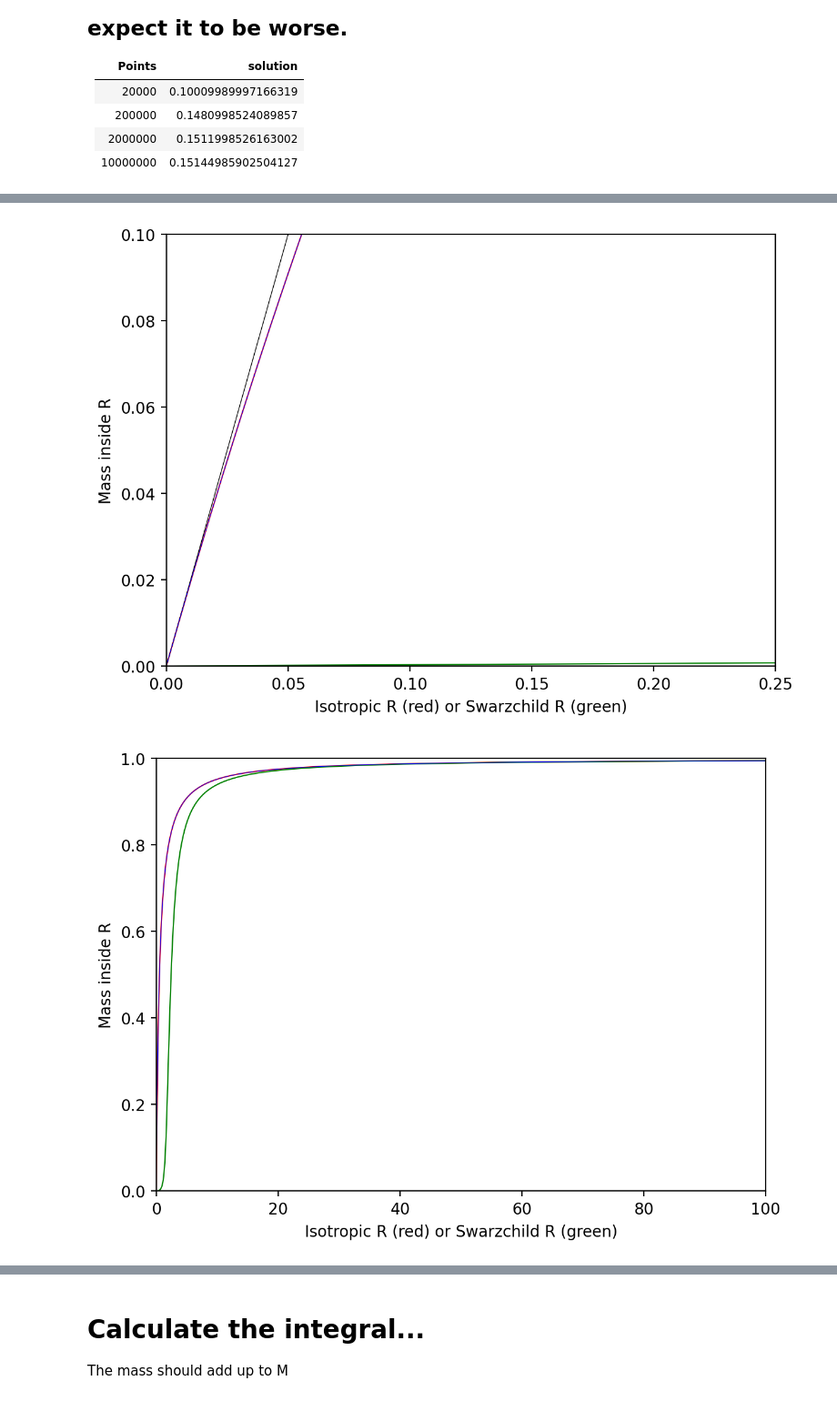
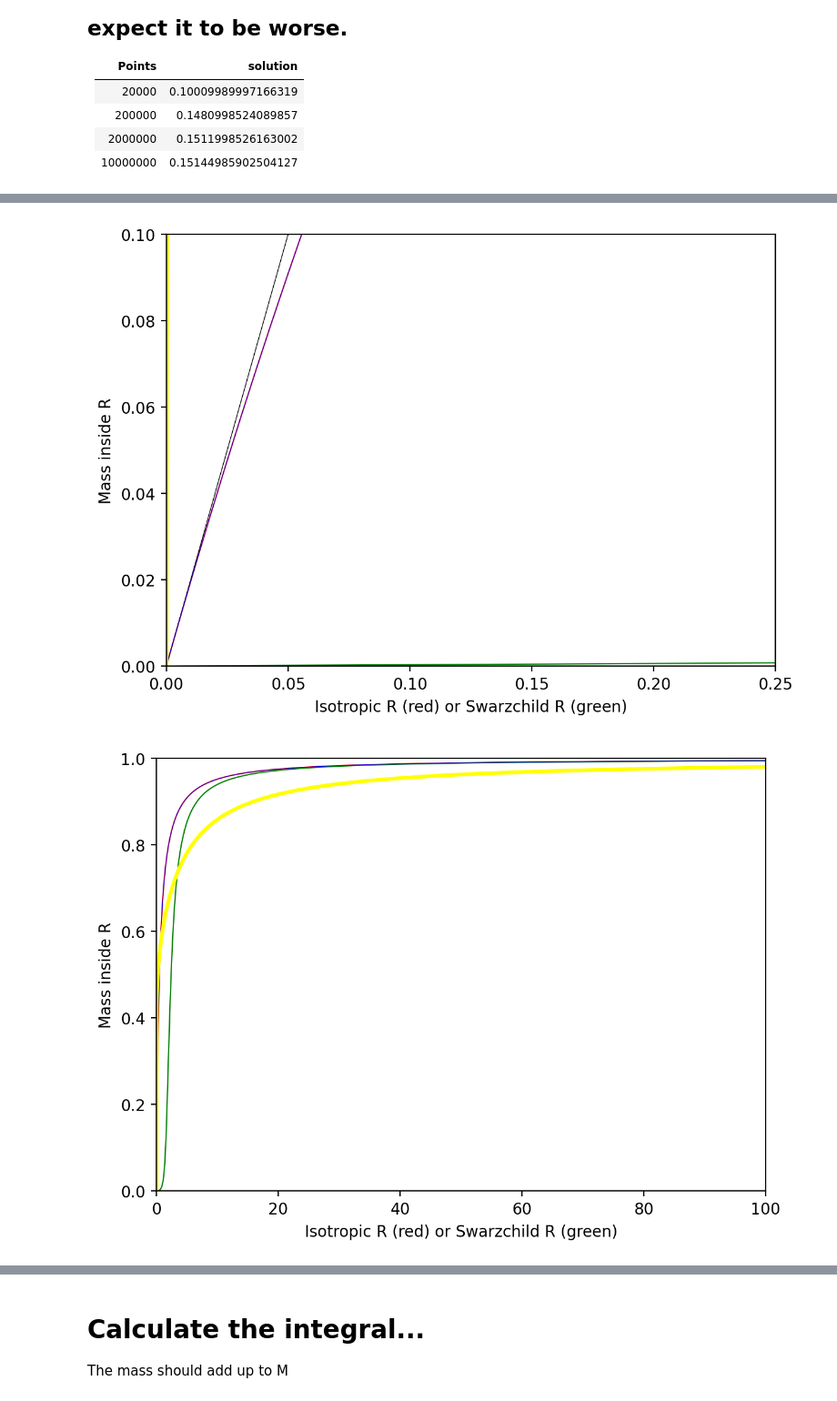
Before and after one commit to tomandersen/rzero, a Jupyter notebook: jupyter/GravitationalEnergy.ipynb, the cells around one changed output, grey strips where cells are left out. Shown at 91% size. Cells and saved outputs as stored; diff of their text form; code cells hidden in the pictures.

Commit message:
looking for the Scwarscild fit function

```diff
--- a/jupyter/GravitationalEnergy.ipynb
+++ b/jupyter/GravitationalEnergy.ipynb
@@ -80,6 +80,7 @@ for count in range(maxPoints):
 # I need to start from the inner most (ie last) point in the arrays and walk outward to determine the Schwarschild r measurement.
 currentRS = 0 #swharzschild R
 rSs = []
+fitsS = []
 for i in range(len(drBars) - 1, -1, -1):
     drBar = drBars[i]
     rBar = rBars[i]
@@ -90,9 +91,15 @@ for i in range(len(drBars) - 1, -1, -1):
     localRSFactor = (1 - massBirchoff/(2*rBar))**2 + (massBirchoff*(1 - massBirchoff/(2*rBar)))/rBar
     currentRS += drBar/localRSFactor
     rSs.append(currentRS)
+    # find a good fit
+    # This is NOT THE function.... - you can see from the graphs
+    y = M - M/(1 + currentRS/(2*M))
+    fitsS.append(y)
+
 
 #rSs is in the reverse order of all the other lists
 rSs.reverse()
+fitsS.reverse()
 
 print('totalMassIso:',totalMassIso)
 print('totalMassS:',totalMassS)
@@ -100,42 +107,43 @@ print('currentRS:',currentRS)
 #print('rSs:',rSs)
 
 #define my plot
-def my_plot(rBars, massInsides, rSs, fits):
+def my_plot(rBars, massInsides, rSs, fits, fitsS):
     fig = plt.figure(figsize=(7, 5), dpi=200)
     plt.plot(rBars, massInsides, marker="none", color='red', lw=0.8)
     plt.plot(rSs, massInsides, marker="none", color='green', lw=0.8)
     plt.xlabel('Isotropic R (red) or Swarzchild R (green)');
     plt.ylabel('Mass inside R');
     #plt.vlines(horizonR, ymin=0, ymax=1)
 
     # Takes list of lines, where each line is a sequence of coordinates
     l1 = [(0, 0), (0.12, 0.24)]
     lc = matplotlib.collections.LineCollection([l1], color=["k"], lw=0.5)
 
     plt.gca().add_collection(lc)
 
     plt.plot(rBars,fits, marker="none", color='blue', lw=0.4)
+    plt.plot(rBars,fitsS, marker="none", color='yellow', lw=2.4)
 
 
 # # origin zoom - also see slope == 1
-my_plot(rBars, massInsides, rSs, fits)
+my_plot(rBars, massInsides, rSs, fits, fitsS)
 plt.axis((0, 0.25, 0.0, 0.1));
 plt.show()
 
 # Full plot
-my_plot(rBars, massInsides, rSs, fits)
+my_plot(rBars, massInsides, rSs, fits, fitsS)
 plt.axis((0, 100*M, 0.0, 1*M));
 plt.show()
 
 # Bigger area around origin
-my_plot(rBars, massInsides, rSs, fits)
+my_plot(rBars, massInsides, rSs, fits, fitsS)
 plt.axis((0, 3.5*M, 0, 1.0*M));
 plt.show()
 # %% [output]
 count:  875210
 drBar:  1.0000149928565946e-07
 totalMassIso: 0.9999999500744867
 totalMassS: 0.0
 currentRS: 200002.18823886456
-[figure, old version]
+[figure, new version]
-[figure, old version]
+[figure, new version]
```
Also changed, not shown: parts of 2 cells of this notebook.
